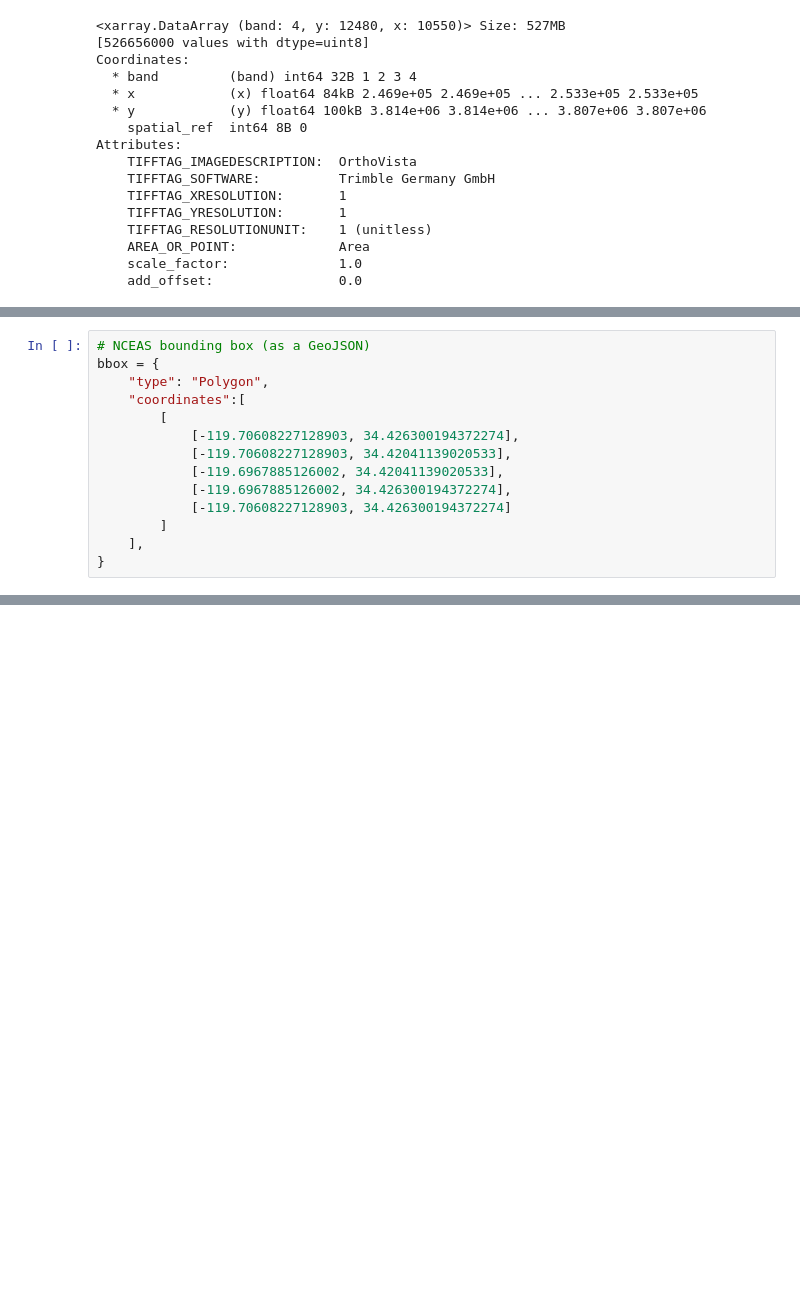
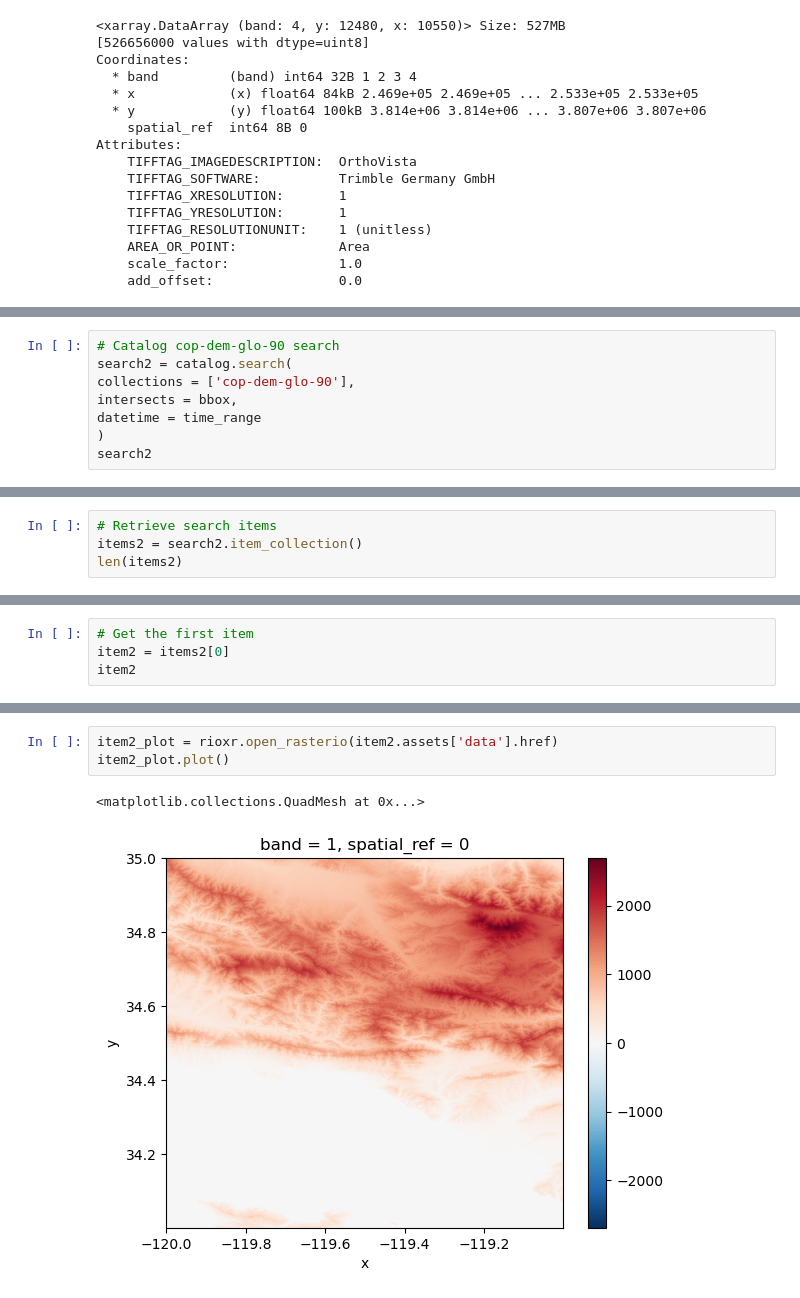
Before and after one commit to stephenccodes/EDS220-2024-in-class, a Jupyter notebook: week9-STAC-STUDENTS.ipynb, the cells around one changed output, grey strips where cells are left out. Saved outputs shown, nothing was run; the diff lists cells and outputs as text; blank space fills up the shorter version.

```diff
--- a/week9-STAC-STUDENTS.ipynb
+++ b/week9-STAC-STUDENTS.ipynb
@@ -219,14 +214,0 @@ Attributes:
-# %%
-# NCEAS bounding box (as a GeoJSON)
-bbox = {
-    "type": "Polygon",
-    "coordinates":[
-        [
-            [-119.70608227128903, 34.426300194372274],
-            [-119.70608227128903, 34.42041139020533],
-            [-119.6967885126002, 34.42041139020533],
-            [-119.6967885126002, 34.426300194372274],
-            [-119.70608227128903, 34.426300194372274]
-        ]
-    ],
-}
@@ -232,0 +234,8 @@ bbox = {
+# %%
+# Catalog cop-dem-glo-90 search
+search2 = catalog.search(
+collections = ['cop-dem-glo-90'],
+intersects = bbox,
+datetime = time_range
+)
+search2
@@ -232,0 +244,4 @@ bbox = {
+# %%
+# Retrieve search items
+items2 = search2.item_collection()
+len(items2)
@@ -232,0 +250,4 @@ bbox = {
+# %%
+# Get the first item
+item2 = items2[0]
+item2
@@ -232,0 +285,6 @@ bbox = {
+# %%
+item2_plot = rioxr.open_rasterio(item2.assets['data'].href)
+item2_plot.plot()
+# %% [output]
+<matplotlib.collections.QuadMesh at 0x...>
+[figure, added]
```
Also changed, not shown: parts of 14 cells of this notebook.
